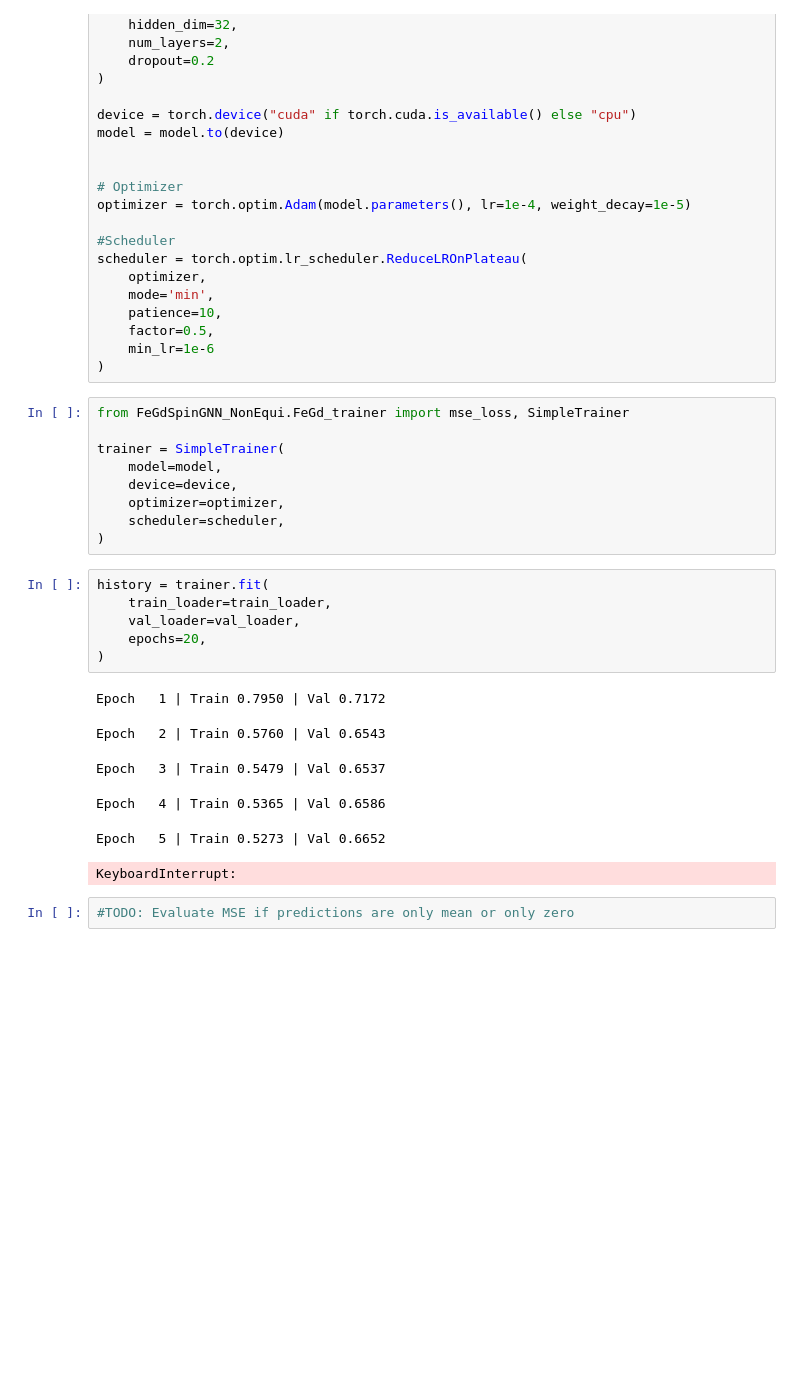
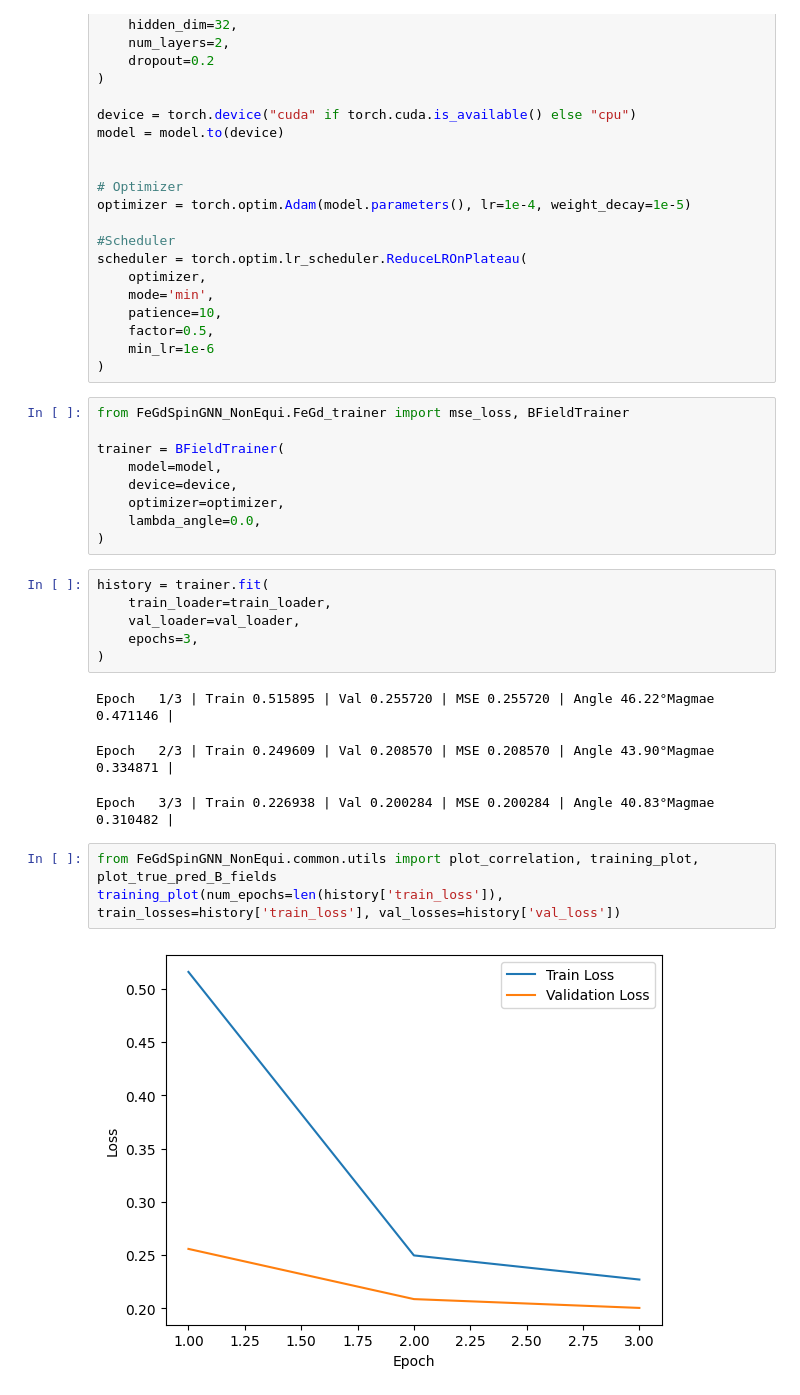
Before and after one commit to oskareriksandelin/p30gnn, a Jupyter notebook: baseline_gnn.ipynb, the cells around one changed output. Drawn from its saved outputs; the diff is of its cells as text; blank space fills up the shorter version.

```diff
--- a/baseline_gnn.ipynb
+++ b/baseline_gnn.ipynb
@@ -78,28 +121,28 @@ scheduler = torch.optim.lr_scheduler.ReduceLROnPlateau(
     min_lr=1e-6
 )
 # %%
-from FeGdSpinGNN_NonEqui.FeGd_trainer import mse_loss, SimpleTrainer
+from FeGdSpinGNN_NonEqui.FeGd_trainer import mse_loss, BFieldTrainer
 
-trainer = SimpleTrainer(
+trainer = BFieldTrainer(
     model=model,
     device=device,
     optimizer=optimizer,
-    scheduler=scheduler,
+    lambda_angle=0.0,
 )
 # %%
 history = trainer.fit(
     train_loader=train_loader,
     val_loader=val_loader,
-    epochs=20,
+    epochs=3,
 )
 # %% [output]
-Epoch   1 | Train 0.7950 | Val 0.7172
+Epoch   1/3 | Train 0.515895 | Val 0.255720 | MSE 0.255720 | Angle 46.22°Magmae 0.471146 |
-Epoch   2 | Train 0.5760 | Val 0.6543
+Epoch   2/3 | Train 0.249609 | Val 0.208570 | MSE 0.208570 | Angle 43.90°Magmae 0.334871 |
-Epoch   3 | Train 0.5479 | Val 0.6537
+Epoch   3/3 | Train 0.226938 | Val 0.200284 | MSE 0.200284 | Angle 40.83°Magmae 0.310482 |
-Epoch   4 | Train 0.5365 | Val 0.6586
-Epoch   5 | Train 0.5273 | Val 0.6652
-KeyboardInterrupt:
-# %%
-#TODO: Evaluate MSE if predictions are only mean or only zero
+# %%
+from FeGdSpinGNN_NonEqui.common.utils import plot_correlation, training_plot, plot_true_pred_B_fields
+training_plot(num_epochs=len(history['train_loss']), train_losses=history['train_loss'], val_losses=history['val_loss'])
+# %% [output]
+[figure, added]
 # %%
 # Evaluate on test set
```
Also changed, not shown: parts of 9 cells of this notebook, 5 other files.
